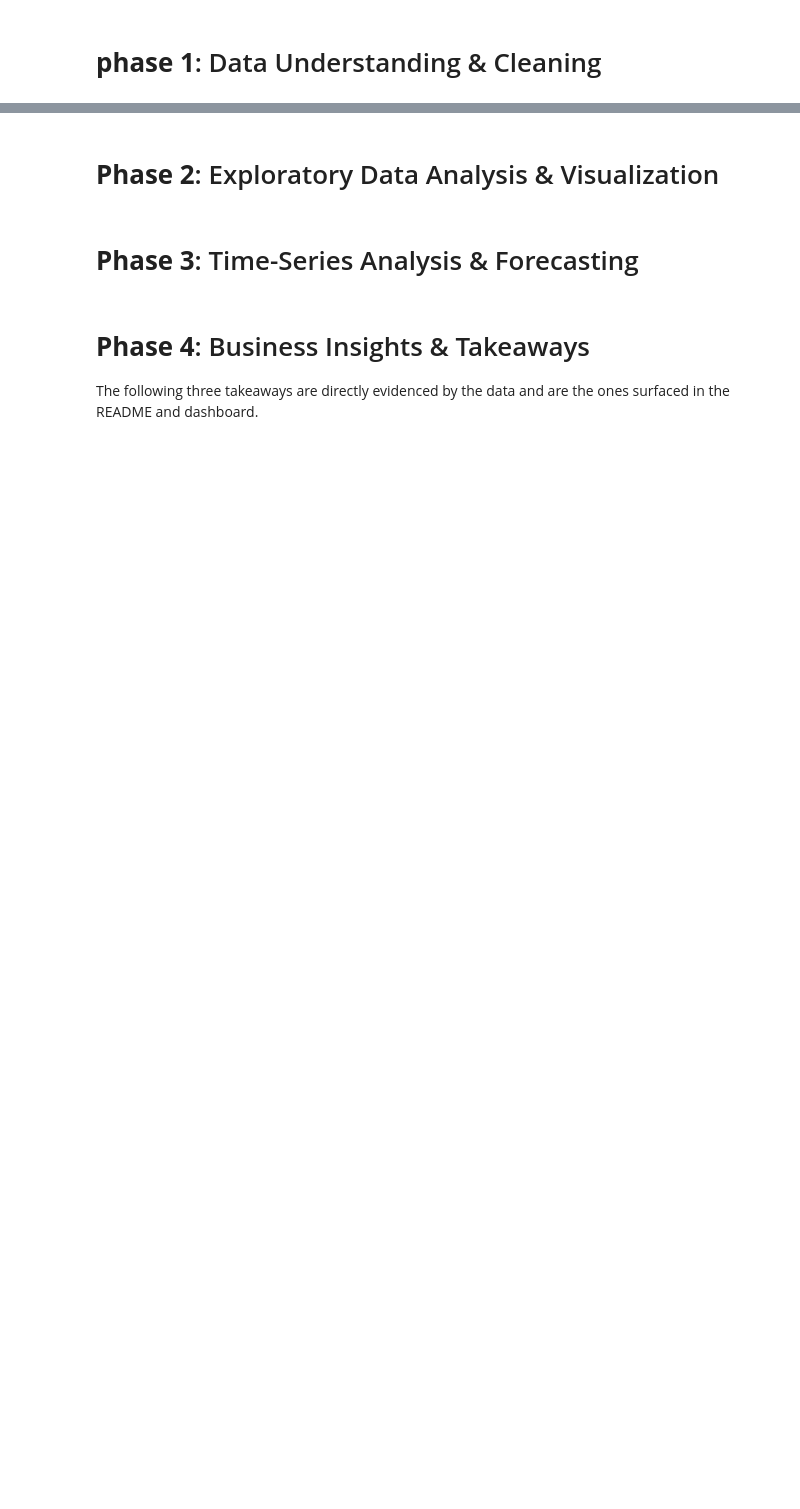
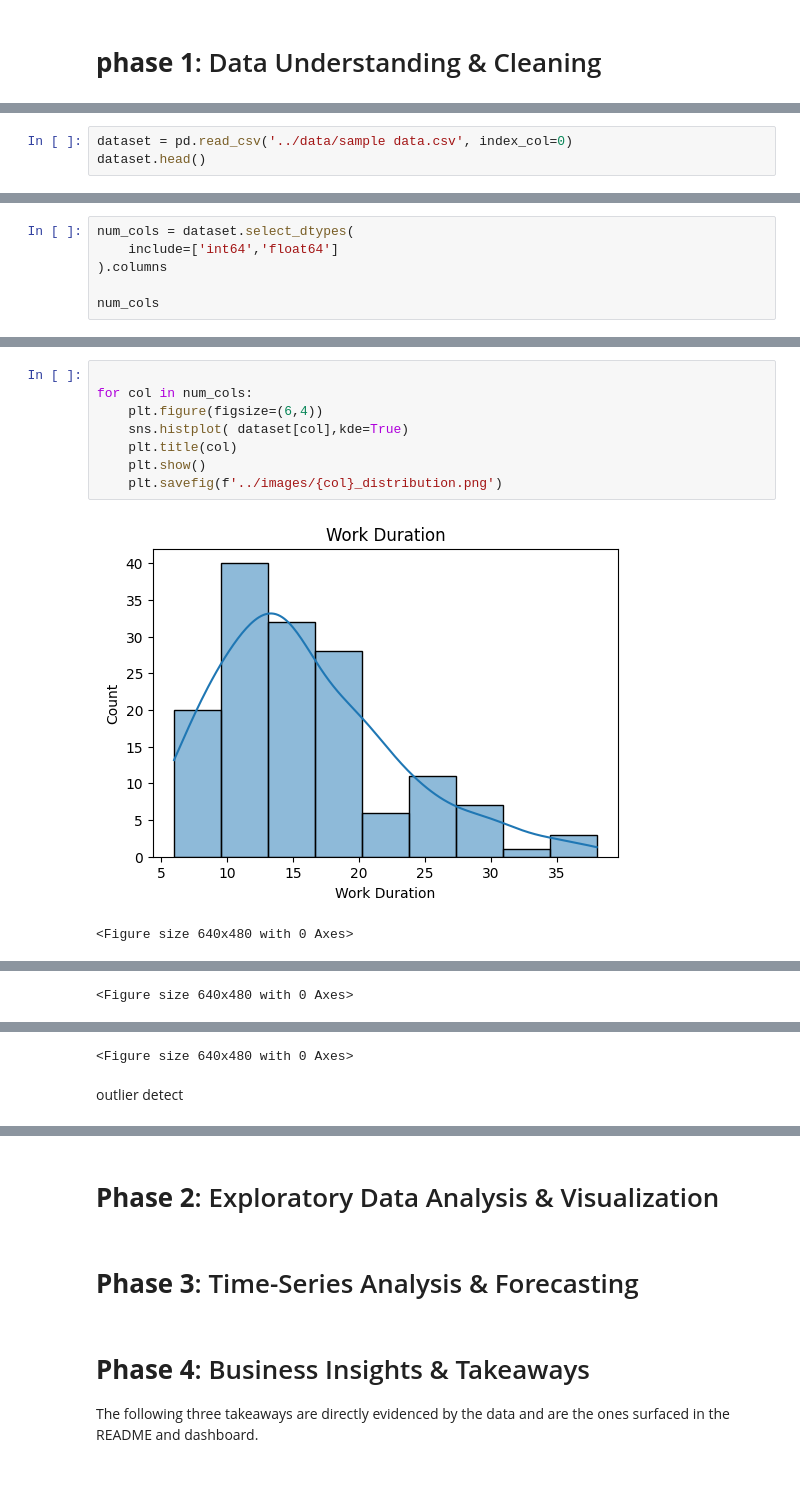
Before and after one commit to youssef-113/end-to-end-TimeSeries-forecasting, a Jupyter notebook: notebook/Understanding-Cleaning-EDA-CompaignData.ipynb, the cells around one changed output, grey strips where cells are left out. Cells and saved outputs as stored; diff of their text form; blank space fills up the shorter version.

```diff
--- a/notebook/Understanding-Cleaning-EDA-CompaignData.ipynb
+++ b/notebook/Understanding-Cleaning-EDA-CompaignData.ipynb
@@ -69,0 +82,3 @@ Key business questions:
+# %%
+dataset = pd.read_csv('../data/sample data.csv', index_col=0)
+dataset.head()
@@ -69,0 +286,6 @@ Key business questions:
+# %%
+num_cols = dataset.select_dtypes(
+    include=['int64','float64']
+).columns
+
+num_cols
@@ -69,0 +308,11 @@ Key business questions:
+# %%
+
+for col in num_cols:
+    plt.figure(figsize=(6,4))
+    sns.histplot( dataset[col],kde=True)
+    plt.title(col)
+    plt.show()
+    plt.savefig(f'../images/{col}_distribution.png')
+# %% [output]
+[figure, added]
+<Figure size 640x480 with 0 Axes>
@@ -69,0 +320 @@ Key business questions:
+<Figure size 640x480 with 0 Axes>
@@ -69,0 +322,3 @@ Key business questions:
+<Figure size 640x480 with 0 Axes>
+# %% [markdown]
+outlier detect
```
Also changed, not shown: parts of 109 cells of this notebook, 5 other files.
